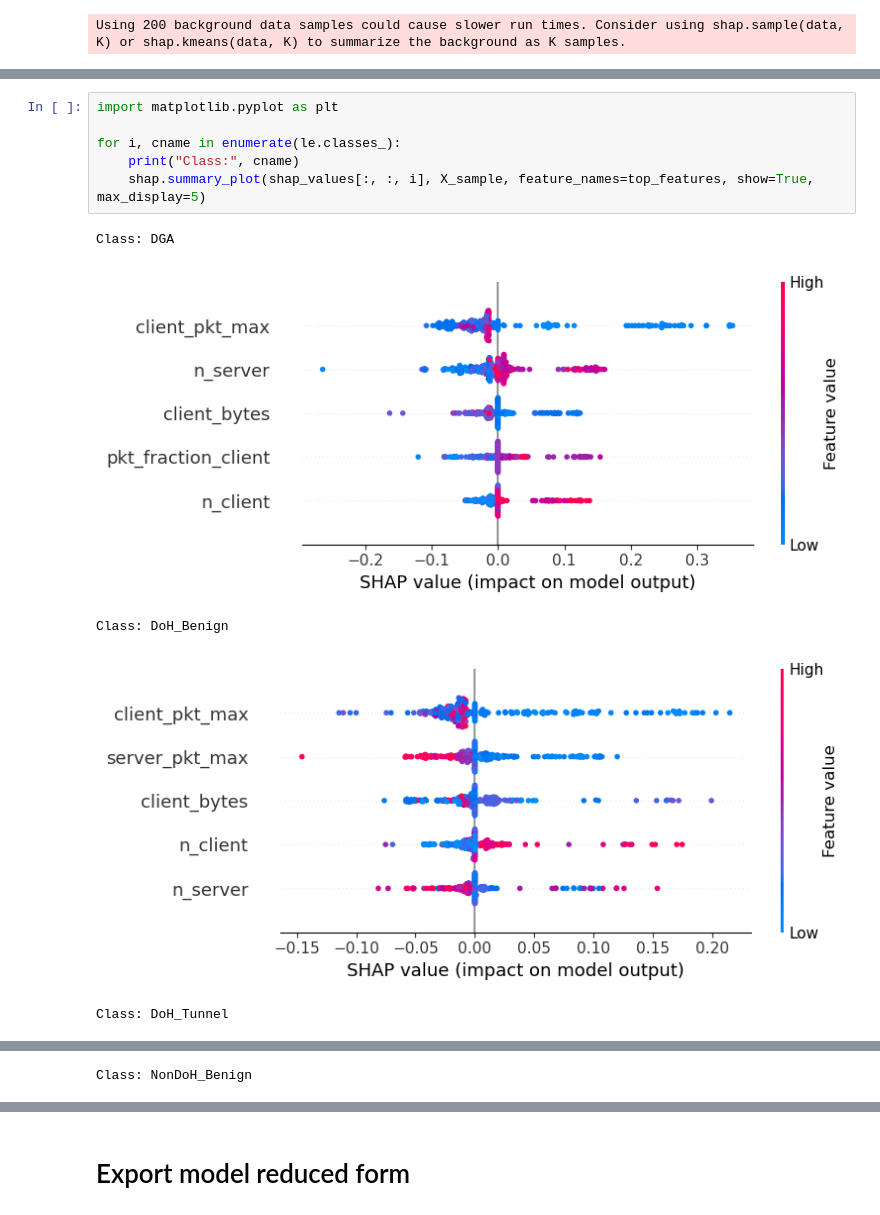
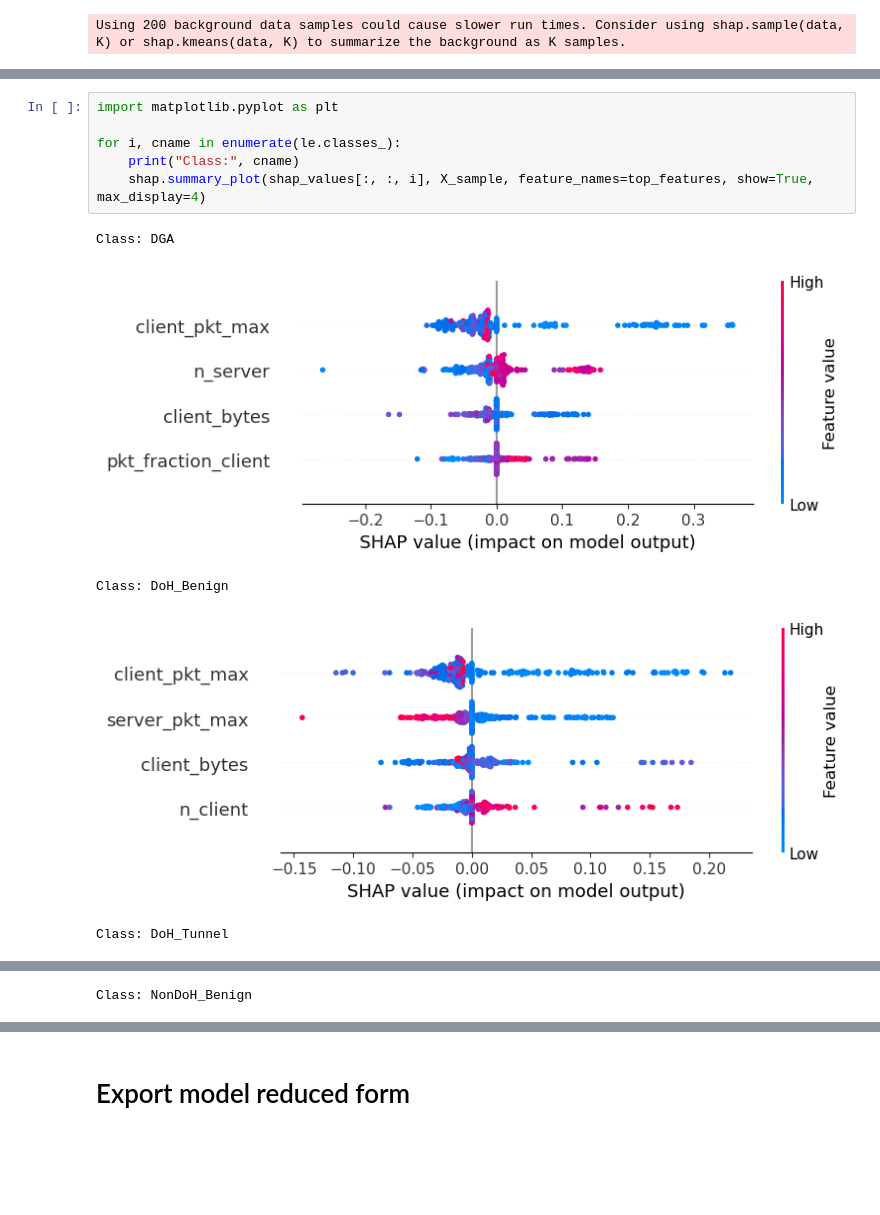
Before and after one commit to sergioJelizalde/DoH_DGA_training, a Jupyter notebook: notebooks/training_mlp_multi.ipynb, the cells around one changed output, grey strips where cells are left out. Cells and saved outputs as stored; diff of their text form; blank space fills up the shorter version.

```diff
--- a/notebooks/training_mlp_multi.ipynb
+++ b/notebooks/training_mlp_multi.ipynb
@@ -412,12 +412,12 @@ dtype: float64
 # %%
 import matplotlib.pyplot as plt
 
 for i, cname in enumerate(le.classes_):
     print("Class:", cname)
-    shap.summary_plot(shap_values[:, :, i], X_sample, feature_names=top_features, show=True, max_display=5)
+    shap.summary_plot(shap_values[:, :, i], X_sample, feature_names=top_features, show=True, max_display=4)
 # %% [output]
 Class: DGA
-[figure, old version]
+[figure, new version]
 Class: DoH_Benign
-[figure, old version]
+[figure, new version]
 Class: DoH_Tunnel
```
Also changed, not shown: parts of 4 cells of this notebook.
